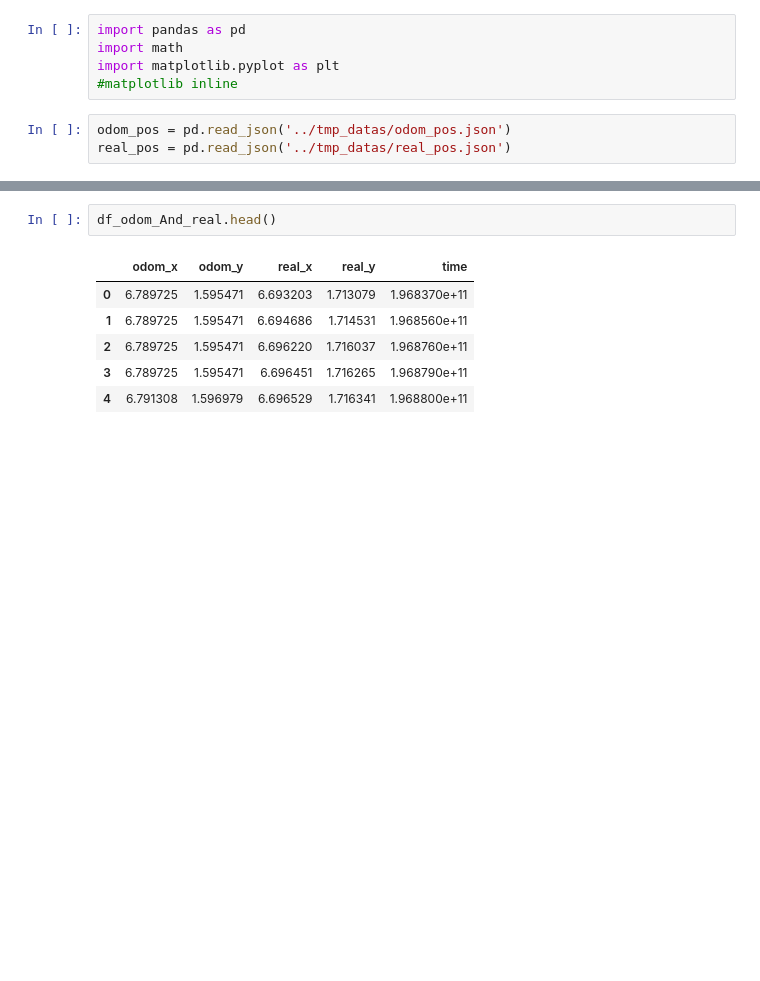
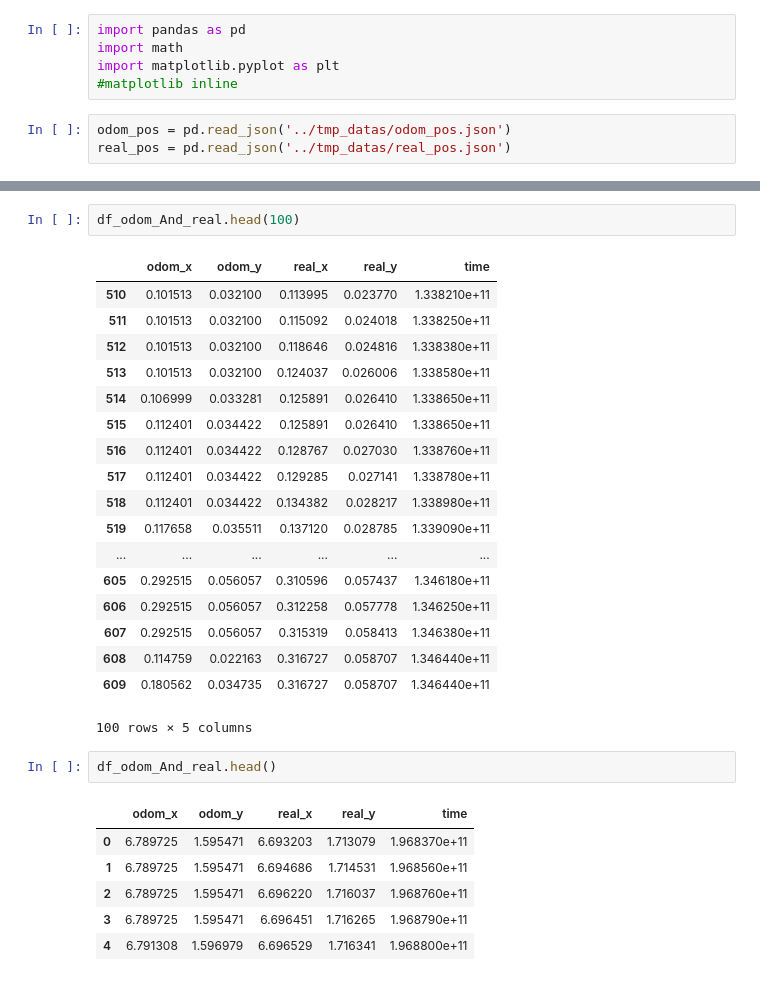
Before and after one commit to sopper08/mbot, a Jupyter notebook: src/mbot_pos_recorder/src/plot.ipynb, the cells around one changed output, grey strips where cells are left out. Drawn from its saved outputs; the diff is of its cells as text; blank space fills up the shorter version.

```diff
--- a/src/mbot_pos_recorder/src/plot.ipynb
+++ b/src/mbot_pos_recorder/src/plot.ipynb
@@ -113,3 +100,24 @@ df.plot()
+# %%
+df_odom_And_real.head(100)
+# %% [output]
+|  | odom_x | odom_y | real_x | real_y | time |
+| 510 | 0.101513 | 0.032100 | 0.113995 | 0.023770 | 1.338210e+11 |
+| 511 | 0.101513 | 0.032100 | 0.115092 | 0.024018 | 1.338250e+11 |
+| 512 | 0.101513 | 0.032100 | 0.118646 | 0.024816 | 1.338380e+11 |
+| 513 | 0.101513 | 0.032100 | 0.124037 | 0.026006 | 1.338580e+11 |
+| 514 | 0.106999 | 0.033281 | 0.125891 | 0.026410 | 1.338650e+11 |
+| 515 | 0.112401 | 0.034422 | 0.125891 | 0.026410 | 1.338650e+11 |
+| 516 | 0.112401 | 0.034422 | 0.128767 | 0.027030 | 1.338760e+11 |
+| 517 | 0.112401 | 0.034422 | 0.129285 | 0.027141 | 1.338780e+11 |
+| 518 | 0.112401 | 0.034422 | 0.134382 | 0.028217 | 1.338980e+11 |
+| 519 | 0.117658 | 0.035511 | 0.137120 | 0.028785 | 1.339090e+11 |
+| ... | ... | ... | ... | ... | ... |
+| 605 | 0.292515 | 0.056057 | 0.310596 | 0.057437 | 1.346180e+11 |
+| 606 | 0.292515 | 0.056057 | 0.312258 | 0.057778 | 1.346250e+11 |
+| 607 | 0.292515 | 0.056057 | 0.315319 | 0.058413 | 1.346380e+11 |
+| 608 | 0.114759 | 0.022163 | 0.316727 | 0.058707 | 1.346440e+11 |
+| 609 | 0.180562 | 0.034735 | 0.316727 | 0.058707 | 1.346440e+11 |
+100 rows × 5 columns
 # %%
 df_odom_And_real.head()
 # %% [output]
```
Also changed, not shown: parts of 10 cells of this notebook, 10 other files.
